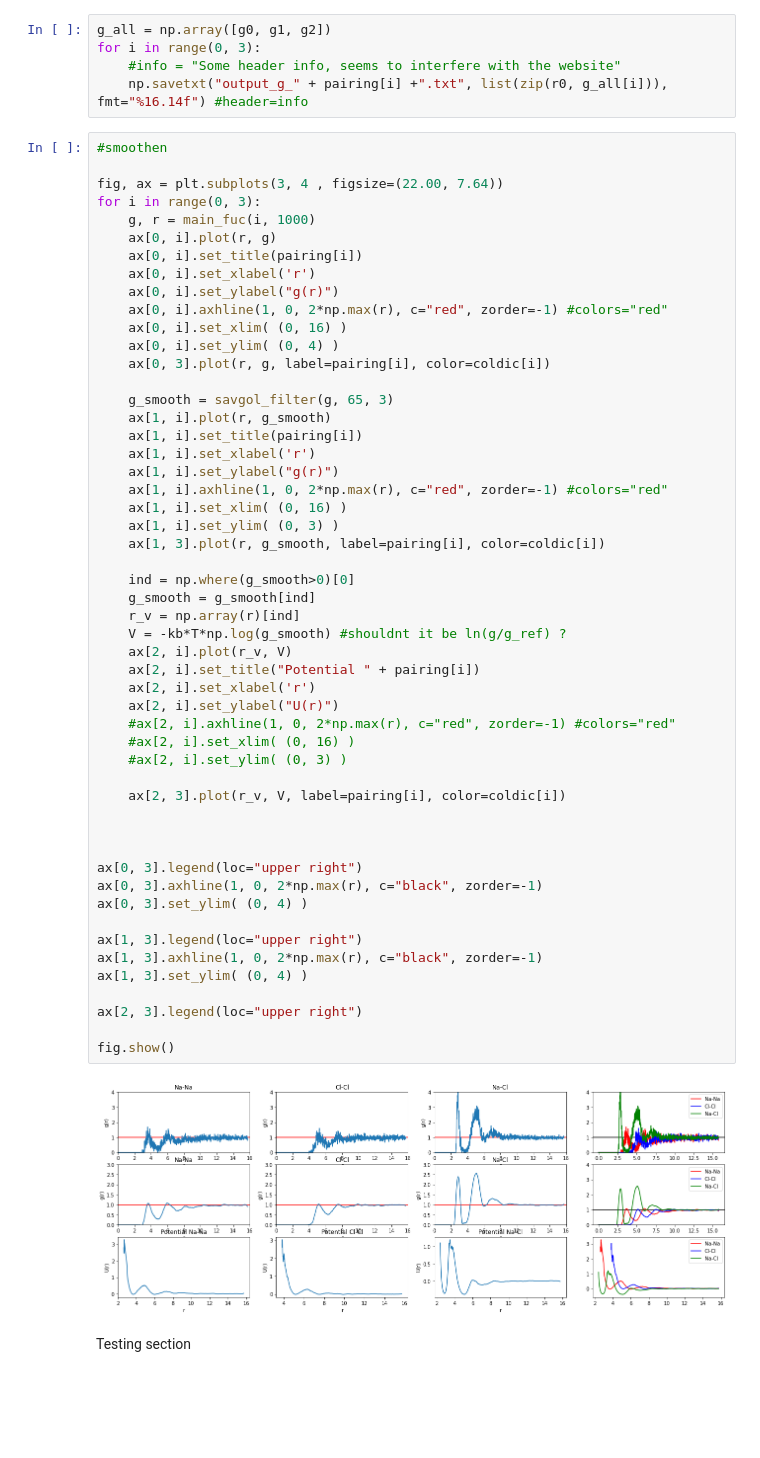
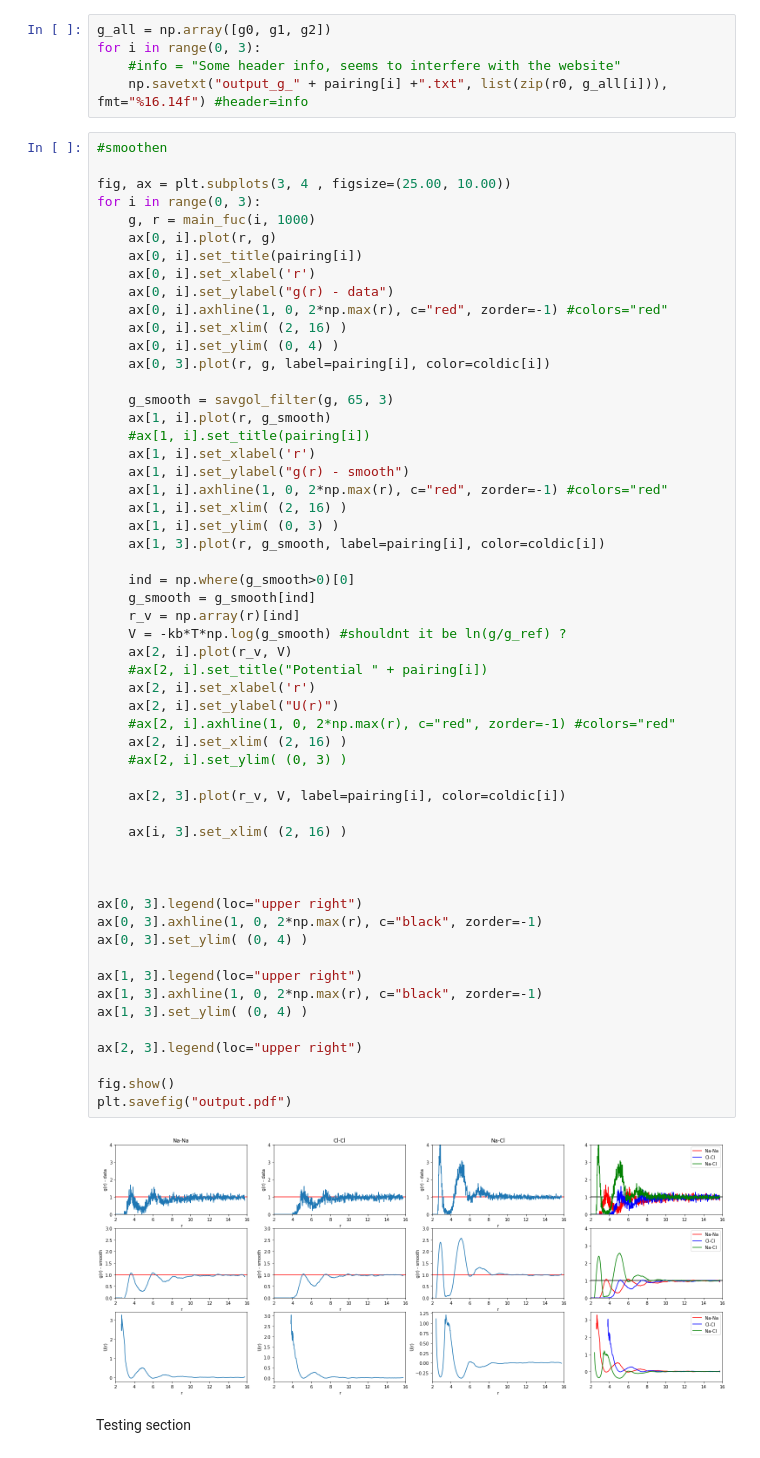
Before and after one commit to iasonq/lab-comphys-statmech-2, a Jupyter notebook: 0a_Code/rdf.ipynb, the cells around one changed output. Drawn from its saved outputs; the diff is of its cells as text; blank space fills up the shorter version.

```diff
--- a/0a_Code/rdf.ipynb
+++ b/0a_Code/rdf.ipynb
@@ -163,57 +163,60 @@ for i in range(0, 3):
 # %%
 #smoothen
 
-fig, ax = plt.subplots(3, 4 , figsize=(22.00, 7.64))
+fig, ax = plt.subplots(3, 4 , figsize=(25.00, 10.00))
 for i in range(0, 3):
     g, r = main_fuc(i, 1000)
     ax[0, i].plot(r, g)
     ax[0, i].set_title(pairing[i])
     ax[0, i].set_xlabel('r')
-    ax[0, i].set_ylabel("g(r)")
+    ax[0, i].set_ylabel("g(r) - data")
     ax[0, i].axhline(1, 0, 2*np.max(r), c="red", zorder=-1) #colors="red"
-    ax[0, i].set_xlim( (0, 16) )
+    ax[0, i].set_xlim( (2, 16) )
     ax[0, i].set_ylim( (0, 4) )
     ax[0, 3].plot(r, g, label=pairing[i], color=coldic[i])
 
     g_smooth = savgol_filter(g, 65, 3)
     ax[1, i].plot(r, g_smooth)
-    ax[1, i].set_title(pairing[i])
+    #ax[1, i].set_title(pairing[i])
     ax[1, i].set_xlabel('r')
-    ax[1, i].set_ylabel("g(r)")
+    ax[1, i].set_ylabel("g(r) - smooth")
     ax[1, i].axhline(1, 0, 2*np.max(r), c="red", zorder=-1) #colors="red"
-    ax[1, i].set_xlim( (0, 16) )
+    ax[1, i].set_xlim( (2, 16) )
     ax[1, i].set_ylim( (0, 3) )
     ax[1, 3].plot(r, g_smooth, label=pairing[i], color=coldic[i])
 
     ind = np.where(g_smooth>0)[0]
     g_smooth = g_smooth[ind]
     r_v = np.array(r)[ind]
     V = -kb*T*np.log(g_smooth) #shouldnt it be ln(g/g_ref) ?
     ax[2, i].plot(r_v, V)
-    ax[2, i].set_title("Potential " + pairing[i])
+    #ax[2, i].set_title("Potential " + pairing[i])
     ax[2, i].set_xlabel('r')
     ax[2, i].set_ylabel("U(r)")
     #ax[2, i].axhline(1, 0, 2*np.max(r), c="red", zorder=-1) #colors="red"
-    #ax[2, i].set_xlim( (0, 16) )
+    ax[2, i].set_xlim( (2, 16) )
     #ax[2, i].set_ylim( (0, 3) )
 
     ax[2, 3].plot(r_v, V, label=pairing[i], color=coldic[i])
+
+    ax[i, 3].set_xlim( (2, 16) )
 
 
 
 ax[0, 3].legend(loc="upper right")
 ax[0, 3].axhline(1, 0, 2*np.max(r), c="black", zorder=-1)
 ax[0, 3].set_ylim( (0, 4) )
 
 ax[1, 3].legend(loc="upper right")
 ax[1, 3].axhline(1, 0, 2*np.max(r), c="black", zorder=-1)
 ax[1, 3].set_ylim( (0, 4) )
 
 ax[2, 3].legend(loc="upper right")
 
 fig.show()
+plt.savefig("output.pdf")
 # %% [output]
-[figure, old version]
+[figure, new version]
 # %% [markdown]
 Testing section
 # %%
```
